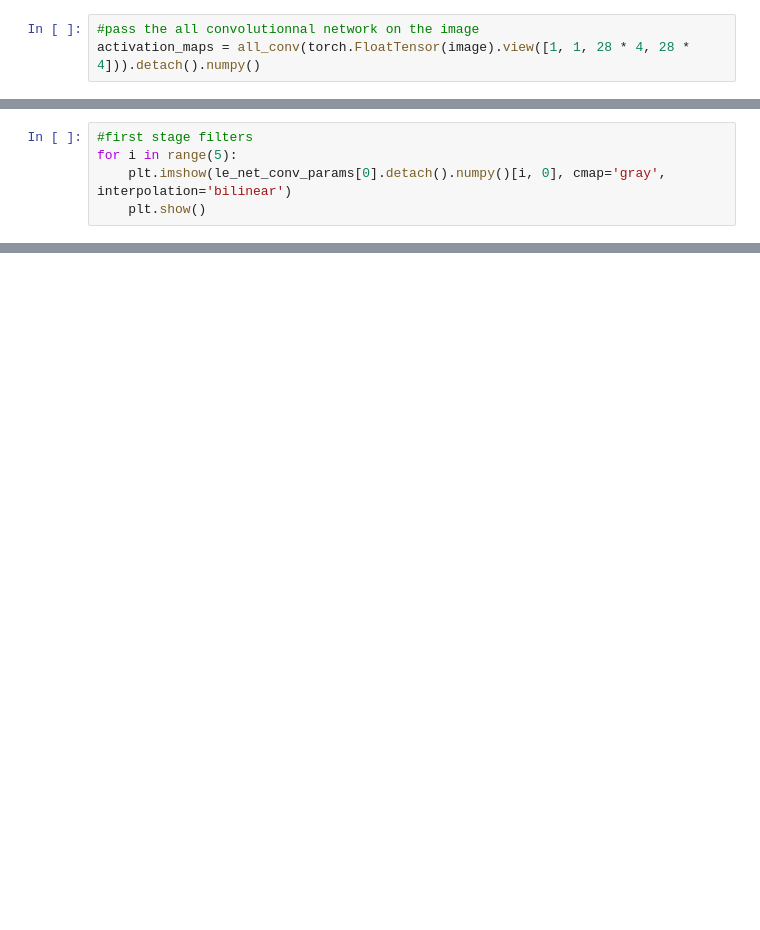
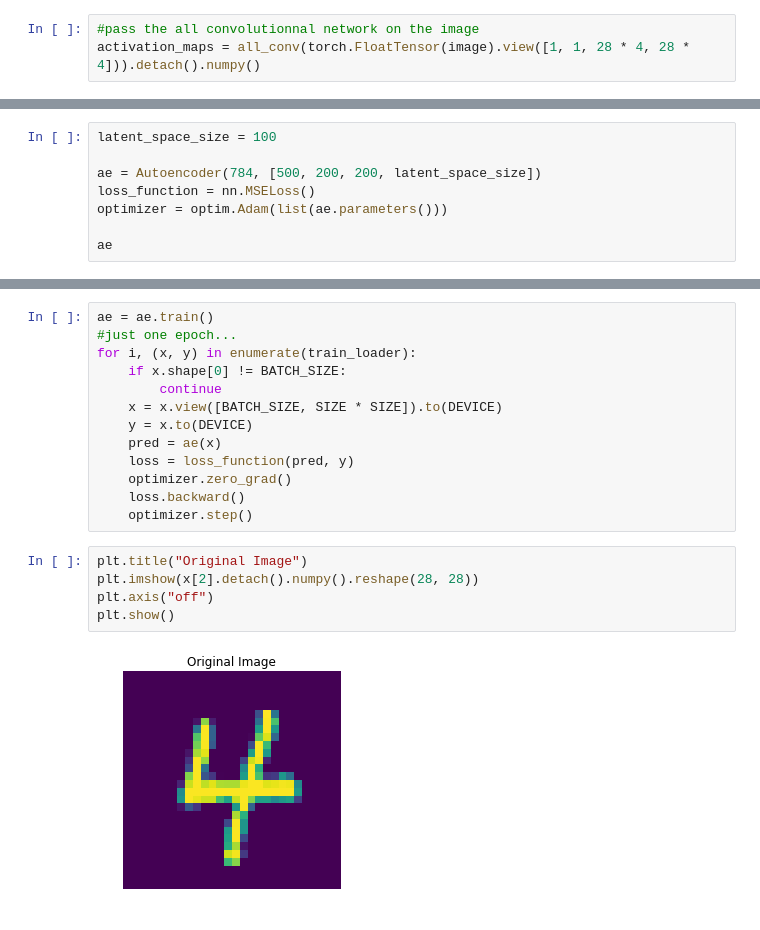
Before and after one commit to VieVie31/CV4Eya, a Jupyter notebook: 8_neural_networks/8_neural_networks.ipynb, the cells around one changed output, grey strips where cells are left out. Drawn from its saved outputs; the diff is of its cells as text; blank space fills up the shorter version.

```diff
--- a/8_neural_networks/8_neural_networks.ipynb
+++ b/8_neural_networks/8_neural_networks.ipynb
@@ -563,5 +575,0 @@ le_net_conv_params = list(le_net.conv.parameters())
-# %%
-#first stage filters
-for i in range(5):
-    plt.imshow(le_net_conv_params[0].detach().numpy()[i, 0], cmap='gray', interpolation='bilinear')
-    plt.show()
@@ -573,0 +609,8 @@ for i in range(5):
+# %%
+latent_space_size = 100
+
+ae = Autoencoder(784, [500, 200, 200, latent_space_size])
+loss_function = nn.MSELoss()
+optimizer = optim.Adam(list(ae.parameters()))
+
+ae
@@ -573,0 +635,20 @@ for i in range(5):
+# %%
+ae = ae.train()
+#just one epoch...
+for i, (x, y) in enumerate(train_loader):
+    if x.shape[0] != BATCH_SIZE:
+        continue
+    x = x.view([BATCH_SIZE, SIZE * SIZE]).to(DEVICE)
+    y = x.to(DEVICE)
+    pred = ae(x)
+    loss = loss_function(pred, y)
+    optimizer.zero_grad()
+    loss.backward()
+    optimizer.step()
+# %%
+plt.title("Original Image")
+plt.imshow(x[2].detach().numpy().reshape(28, 28))
+plt.axis("off")
+plt.show()
+# %% [output]
+[figure, added]
```
Also changed, not shown: parts of 43 cells of this notebook.
